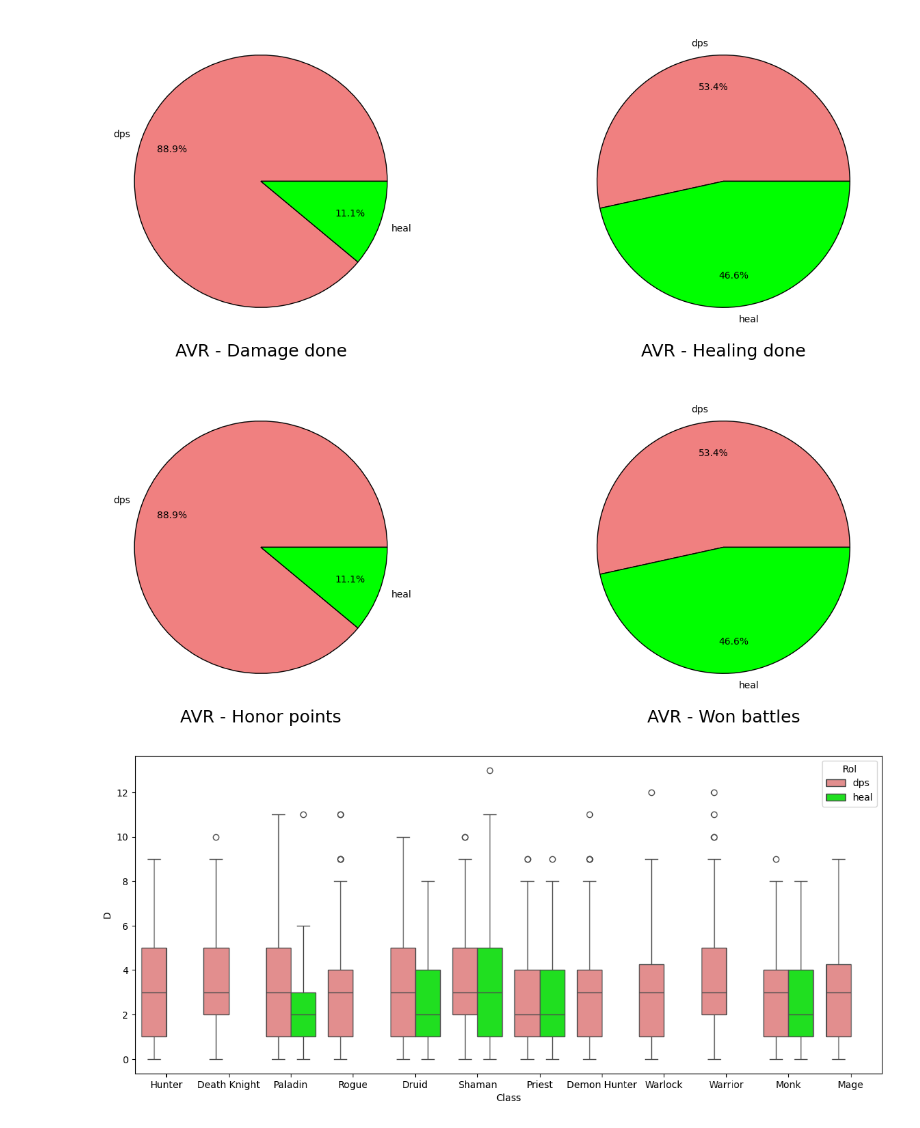
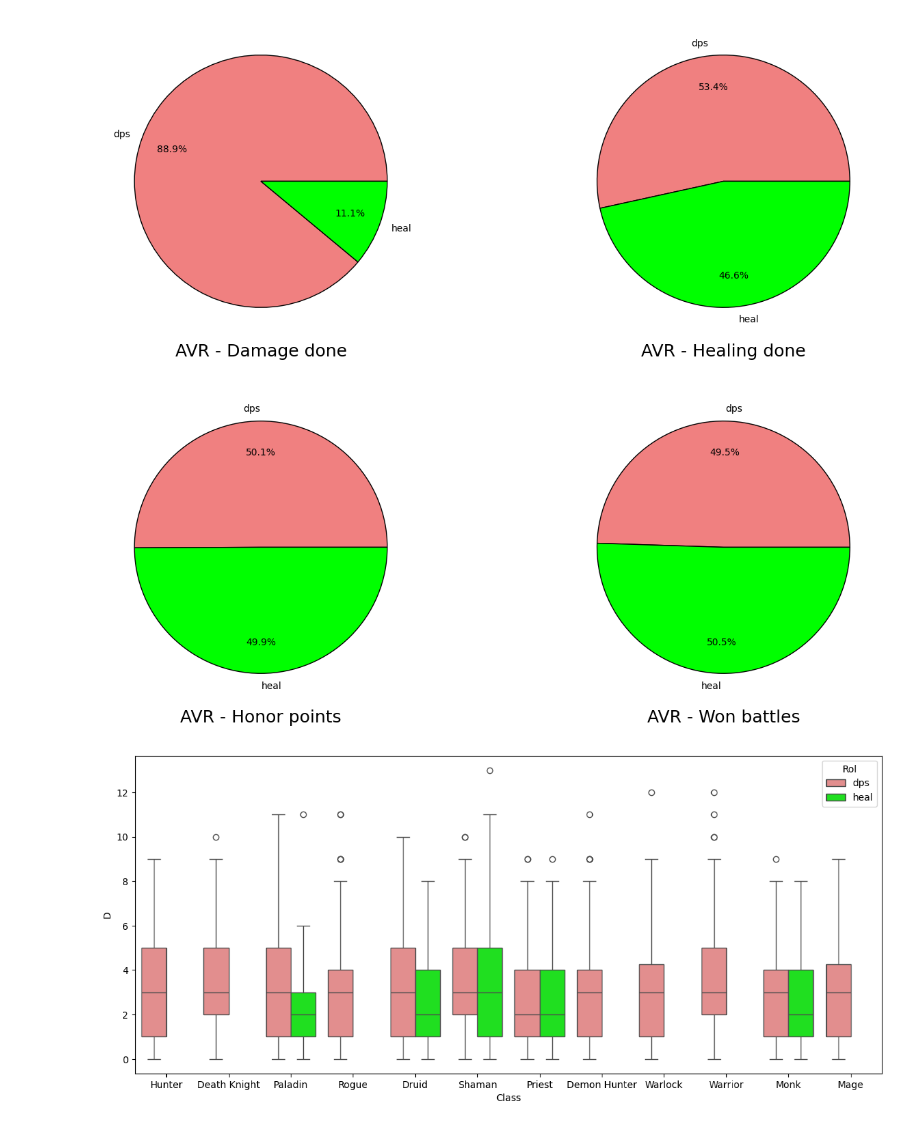
Before and after one commit to DanKow0205/World-of-Warcraft---Battlegrounds, a Jupyter notebook: Analysis.ipynb, the cells around one changed output. Cells and saved outputs as stored; diff of their text form; code cells hidden in the pictures.

```diff
--- a/Analysis.ipynb
+++ b/Analysis.ipynb
@@ -307,17 +333,19 @@ plt.show()
 # %%
 rol_Honor = df.groupby('Rol')['Honor'].mean()
 rol_Win = df.groupby('Rol')['Win'].mean()
 
 fig, axs = plt.subplots(1, 2, figsize=(16, 6))
 wedgeprops_9 = {'linewidth':1, 'edgecolor':'k', 'linestyle':'solid'}
 
-axs[0].pie(rol_KB, colors = rol_color , autopct='%1.1f%%', wedgeprops=wedgeprops_9, labels=df['Rol'].unique(), pctdistance=0.75)
+axs[0].pie(rol_Honor, colors = rol_color , autopct='%1.1f%%', wedgeprops=wedgeprops_9, labels=df['Rol'].unique(), pctdistance=0.75)
 axs[0].set_xlabel('AVR - Honor points', size=18)
 
-axs[1].pie(rol_D, colors = rol_color, autopct='%1.1f%%', wedgeprops=wedgeprops_9, labels=df['Rol'].unique(), pctdistance=0.75)
+axs[1].pie(rol_Win, colors = rol_color, autopct='%1.1f%%', wedgeprops=wedgeprops_9, labels=df['Rol'].unique(), pctdistance=0.75)
 axs[1].set_xlabel('AVR - Won battles', size=18)
 
+plt.savefig('images/rol_avr_hp_win.png')
+
 plt.show()
 # %% [output]
-[figure, old version]
+[figure, new version]
 # %%
```
Also changed, not shown: parts of 16 cells of this notebook, 3 other files.
